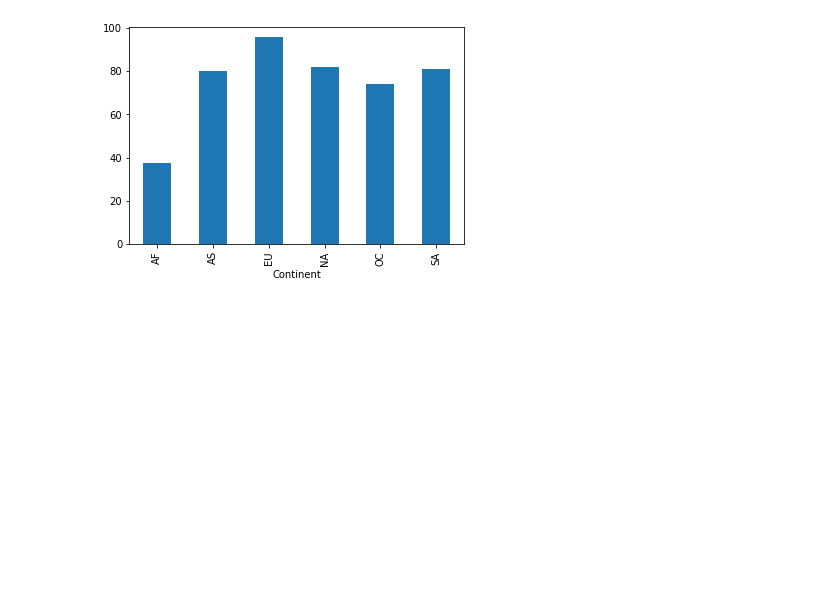
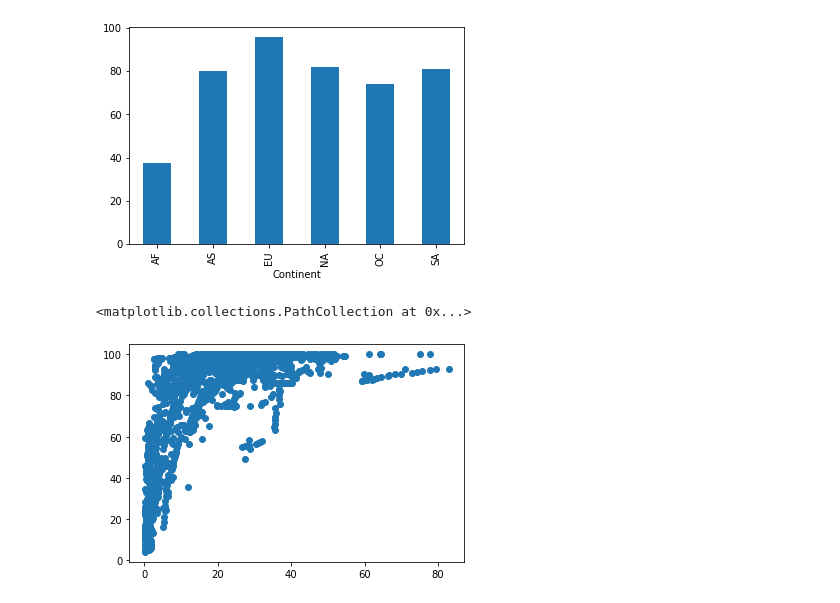
Before and after one commit to saiyidmkazmi/Project1-LifeExpectancy-, a Jupyter notebook: main.ipynb, the cells around one changed output. Drawn from its saved outputs; the diff is of its cells as text; code cells hidden in the pictures; blank space fills up the shorter version.

Commit message:
pushing graphs on main

```diff
--- a/main.ipynb
+++ b/main.ipynb
@@ -312,3 +312,8 @@ final_df.groupby(["Continent"])["Population using at least basic sanitization se
 # %% [output]
 <AxesSubplot:xlabel='Continent'>
 [figure]
+# %%
+plt.scatter(final_df["Medical Doctors Per 10,000"], final_df["Population using at least basic sanitization services (%)"])
+# %% [output]
+<matplotlib.collections.PathCollection at 0x...>
+[figure, added]
```
Also changed, not shown: parts of 5 cells of this notebook.
